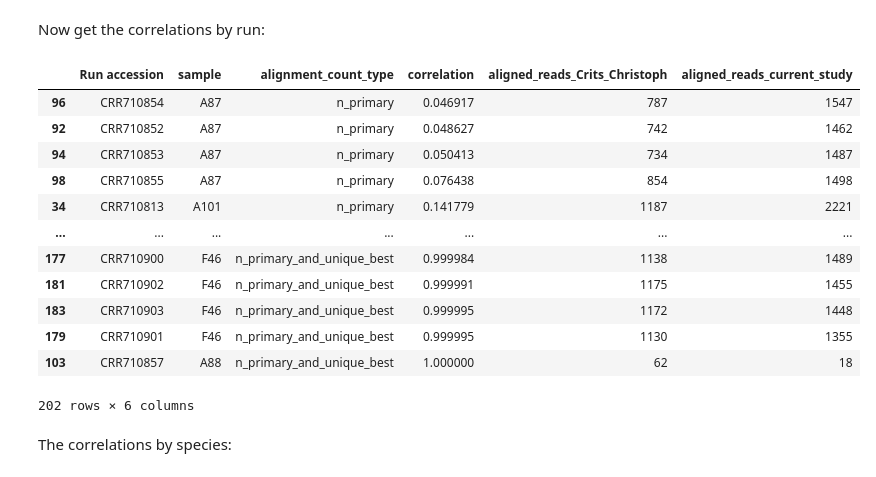
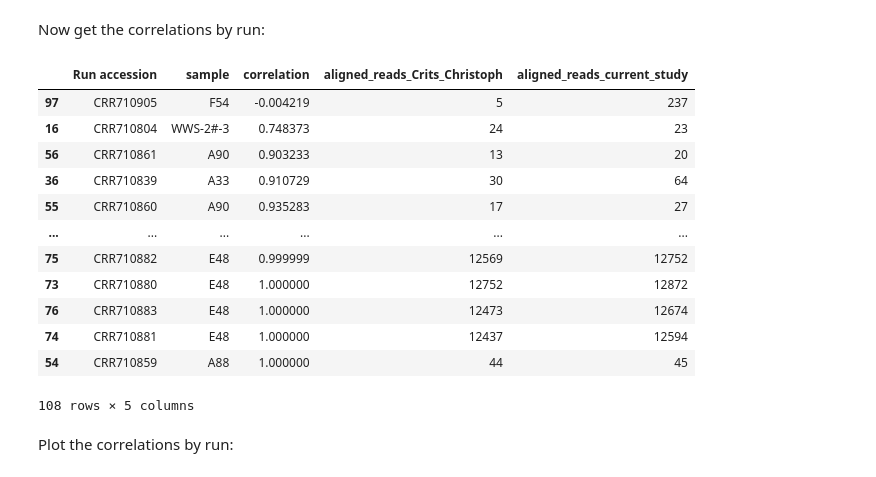
Before and after one commit to jbloom/Huanan_market_samples, a Jupyter notebook: notebooks/make_plots.py.ipynb, the cells around one changed output. Drawn from its saved outputs; the diff is of its cells as text; code cells hidden in the pictures.

```diff
--- a/notebooks/make_plots.py.ipynb
+++ b/notebooks/make_plots.py.ipynb
@@ -76,22 +89,24 @@ Now merge current read counts with those from Crits-Christoph for all species:
 # %%
 crits_christoph_species = crits_christoph_read_counts_tidy["species"].unique().tolist()
 
-# get current study data in form to compare, harmozing species names
 mito_composition_to_compare = (
     mito_composition_by_metagenomic_run
-    [["Run accession", "species", "common_name", "alignment_count_type", "aligned_reads"]]
-    .rename(columns={"aligned_reads": "aligned reads current study"})
+    [["Run accession", "species", "common_name", "aligned_reads", "covered_bases"]]
+    .rename(
+        columns={
+            "aligned_reads": "aligned reads current study",
+            "covered_bases": "covered bases current study",
+        }
+    )
 )
 
-# expand mito composition by run to include all Crits-Christoph species
 assert set(crits_christoph_species).issubset(mito_composition_to_compare["species"])
-
 
 crits_christoph_vs_current = (
     crits_christoph_read_counts_tidy
     .merge(
         mito_composition_to_compare,
-        validate="one_to_many",
+        validate="one_to_one",
         on=["Run accession", "species"],
     )
 )
@@ -194,41 +183,40 @@ crits_christoph_vs_current_species_corr_chart
 # %% [markdown]
 Now get the correlations by run:
 # %%
-crits_christoph_vs_current_corr = (
+crits_christoph_vs_current_run_corr = (
     crits_christoph_vs_current
-#    .query("common_name not in ['gray fox', 'masked palm civet']")
-    .groupby(["Run accession", "sample", "alignment_count_type"])
+    .groupby(["Run accession", "sample"])
     [["aligned reads Crits-Christoph", "aligned reads current study"]]
     .corr(method="pearson")
     .reset_index()
-    .query("level_3 == 'aligned reads Crits-Christoph'")
+    .query("level_2 == 'aligned reads Crits-Christoph'")
     .rename(columns={"aligned reads current study": "correlation"})
-    .drop(columns=["level_3", "aligned reads Crits-Christoph"])
+    .drop(columns=["level_2", "aligned reads Crits-Christoph"])
     .query("correlation.notnull()")
     .merge(
         crits_christoph_vs_current
-        .groupby(["Run accession", "alignment_count_type"], as_index=False)
+        .groupby("Run accession", as_index=False)
         .aggregate(
             aligned_reads_Crits_Christoph=pd.NamedAgg("aligned reads Crits-Christoph", "sum"),
             aligned_reads_current_study=pd.NamedAgg("aligned reads current study", "sum"),
         )
     )
 )
 
-crits_christoph_vs_current_corr.sort_values("correlation")
+crits_christoph_vs_current_run_corr.sort_values("correlation")
 # %% [output]
-|  | Run accession | sample | alignment_count_type | correlation | aligned_reads_Crits_Christoph | aligned_reads_current_study |
-| 96 | CRR710854 | A87 | n_primary | 0.046917 | 787 | 1547 |
-| 92 | CRR710852 | A87 | n_primary | 0.048627 | 742 | 1462 |
-| 94 | CRR710853 | A87 | n_primary | 0.050413 | 734 | 1487 |
-| 98 | CRR710855 | A87 | n_primary | 0.076438 | 854 | 1498 |
-| 34 | CRR710813 | A101 | n_primary | 0.141779 | 1187 | 2221 |
-| ... | ... | ... | ... | ... | ... | ... |
-| 177 | CRR710900 | F46 | n_primary_and_unique_best | 0.999984 | 1138 | 1489 |
-| 181 | CRR710902 | F46 | n_primary_and_unique_best | 0.999991 | 1175 | 1455 |
-| 183 | CRR710903 | F46 | n_primary_and_unique_best | 0.999995 | 1172 | 1448 |
-| 179 | CRR710901 | F46 | n_primary_and_unique_best | 0.999995 | 1130 | 1355 |
-| 103 | CRR710857 | A88 | n_primary_and_unique_best | 1.000000 | 62 | 18 |
+|  | Run accession | sample | correlation | aligned_reads_Crits_Christoph | aligned_reads_current_study |
+| 97 | CRR710905 | F54 | -0.004219 | 5 | 237 |
+| 16 | CRR710804 | WWS-2#-3 | 0.748373 | 24 | 23 |
+| 56 | CRR710861 | A90 | 0.903233 | 13 | 20 |
+| 36 | CRR710839 | A33 | 0.910729 | 30 | 64 |
+| 55 | CRR710860 | A90 | 0.935283 | 17 | 27 |
+| ... | ... | ... | ... | ... | ... |
+| 75 | CRR710882 | E48 | 0.999999 | 12569 | 12752 |
+| 73 | CRR710880 | E48 | 1.000000 | 12752 | 12872 |
+| 76 | CRR710883 | E48 | 1.000000 | 12473 | 12674 |
+| 74 | CRR710881 | E48 | 1.000000 | 12437 | 12594 |
+| 54 | CRR710859 | A88 | 1.000000 | 44 | 45 |
-202 rows × 6 columns
+108 rows × 5 columns
 # %% [markdown]
-The correlations by species:
+Plot the correlations by run:
```
Also changed, not shown: parts of 6 cells of this notebook, 2 other files.
